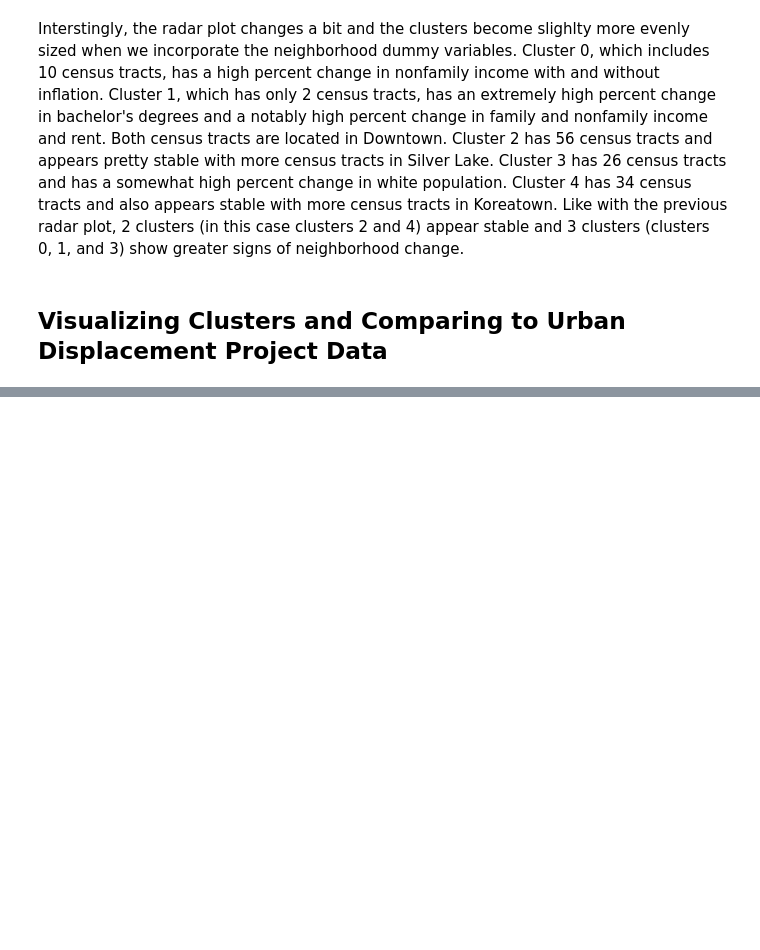
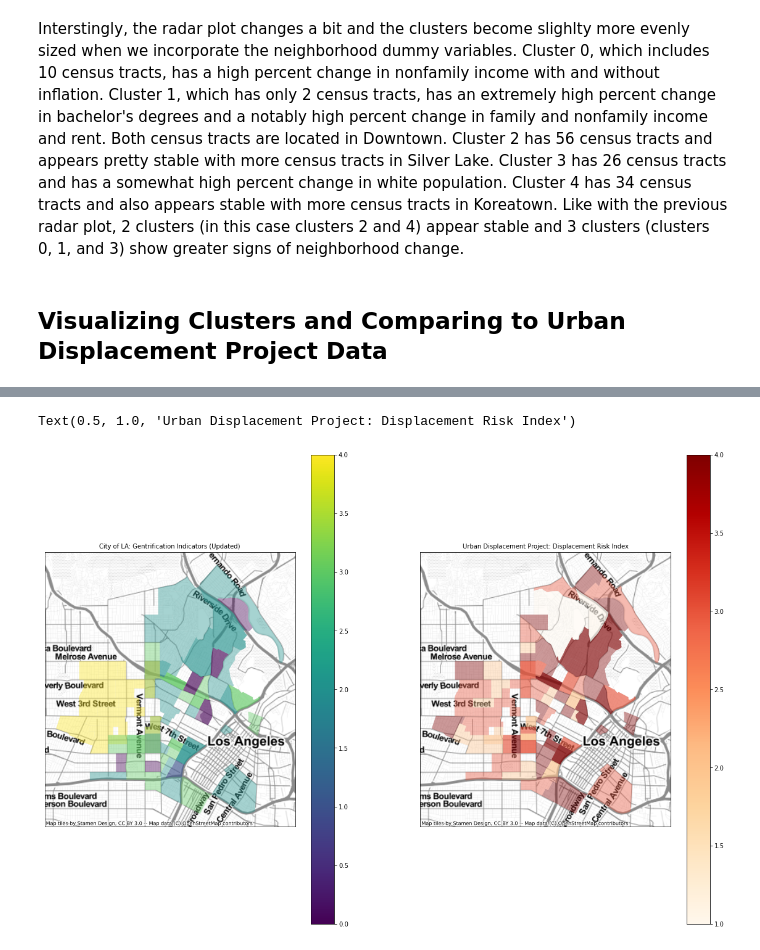
Before and after one commit to micamobrien/UDS-Project--Full-Team-, a Jupyter notebook: Final Notebook .ipynb, the cells around one changed output, grey strips where cells are left out. Saved outputs shown, nothing was run; the diff lists cells and outputs as text; code cells hidden in the pictures; blank space fills up the shorter version.

```diff
--- a/Final Notebook .ipynb
+++ b/Final Notebook .ipynb
@@ -238,0 +271,24 @@ Interstingly, the radar plot changes a bit and the clusters become slighlty more
+# %%
+fig, axs = plt.subplots(1, 2, figsize=(20, 14), sharex=True, sharey=True)
+
+ax1, ax2 = axs
+
+map2.to_crs('EPSG:3857').plot('cluster_id', legend=True, ax = ax1, alpha=0.4)
+ctx.add_basemap(ax1, zoom=12, source=ctx.providers.Stamen.TonerLite)
+
+ax1.set_xticks([])
+ax1.set_yticks([])
+
+ax1.set_title('City of LA: Gentrification Indicators (Updated)', fontsize=10)
+
+
+map2.to_crs('EPSG:3857').plot('Typology_numeric2', legend=True, cmap='OrRd', ax = ax2, alpha=0.4)
+ctx.add_basemap(ax2, zoom=12, source=ctx.providers.Stamen.TonerLite)
+
+ax2.set_xticks([])
+ax2.set_yticks([])
+
+ax2.set_title('Urban Displacement Project: Displacement Risk Index', fontsize=10)
+# %% [output]
+Text(0.5, 1.0, 'Urban Displacement Project: Displacement Risk Index')
+[figure, added]
```
Also changed, not shown: parts of 9 cells of this notebook, 4 other files.
